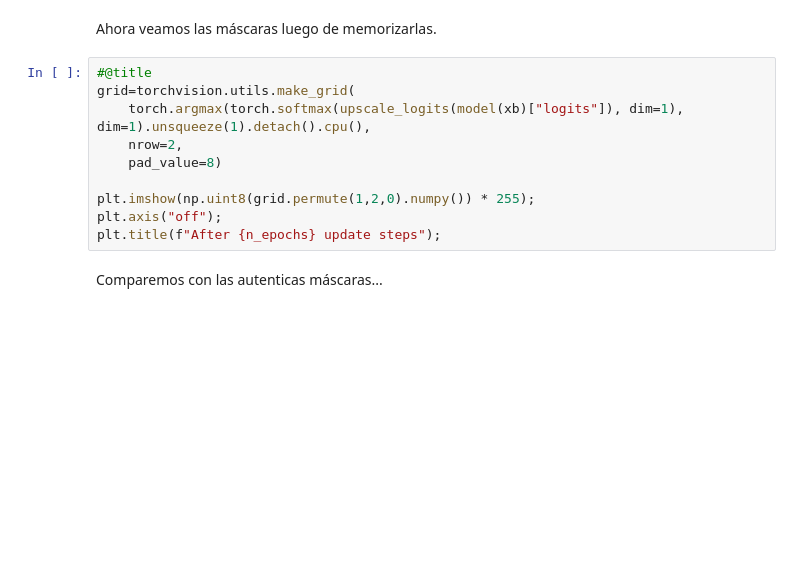
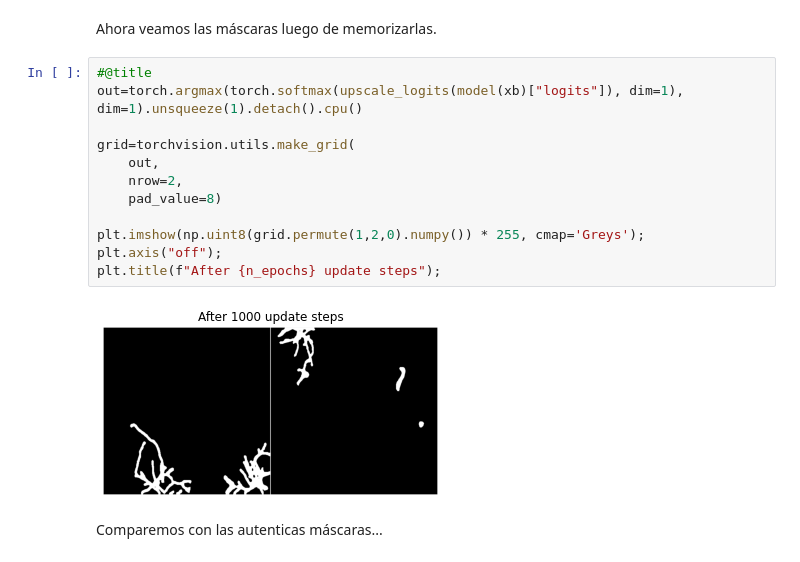
Before and after one commit to alcazar90/plant-segmentation, a Jupyter notebook: playground.ipynb, the cells around one changed output. Saved outputs shown, nothing was run; the diff lists cells and outputs as text; blank space fills up the shorter version.

```diff
--- a/playground.ipynb
+++ b/playground.ipynb
@@ -561,14 +607,18 @@ plt.ylabel("BCELoss");
 Ahora veamos las máscaras luego de memorizarlas.
 # %%
 #@title
+out=torch.argmax(torch.softmax(upscale_logits(model(xb)["logits"]), dim=1), dim=1).unsqueeze(1).detach().cpu()
+
 grid=torchvision.utils.make_grid(
-    torch.argmax(torch.softmax(upscale_logits(model(xb)["logits"]), dim=1), dim=1).unsqueeze(1).detach().cpu(),
+    out,
     nrow=2,
     pad_value=8)
 
-plt.imshow(np.uint8(grid.permute(1,2,0).numpy()) * 255);
+plt.imshow(np.uint8(grid.permute(1,2,0).numpy()) * 255, cmap='Greys');
 plt.axis("off");
 plt.title(f"After {n_epochs} update steps");
+# %% [output]
+[figure, added]
 # %% [markdown]
 Comparemos con las autenticas máscaras...
 # %%
```
Also changed, not shown: parts of 54 cells of this notebook.
